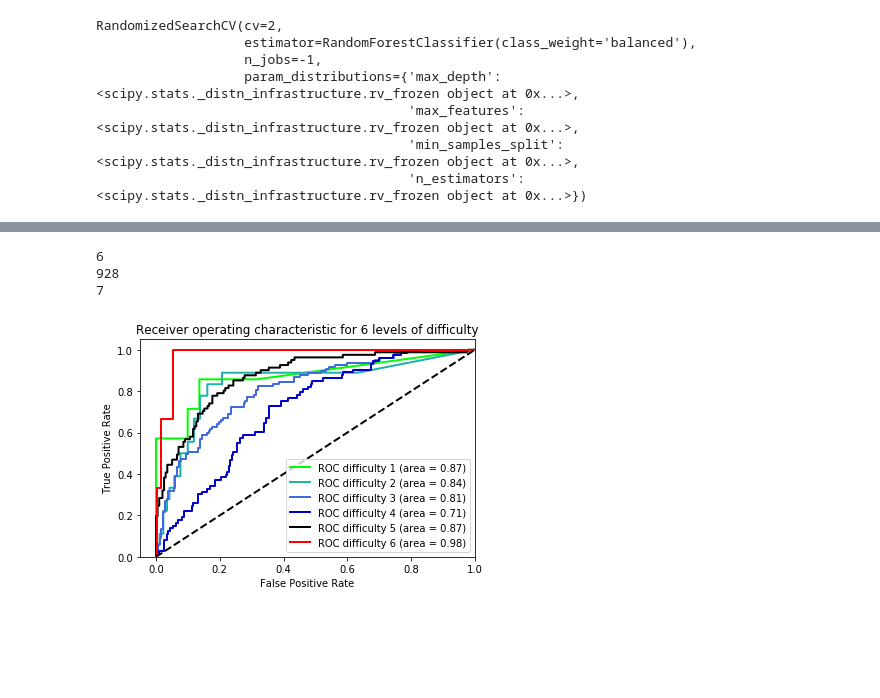
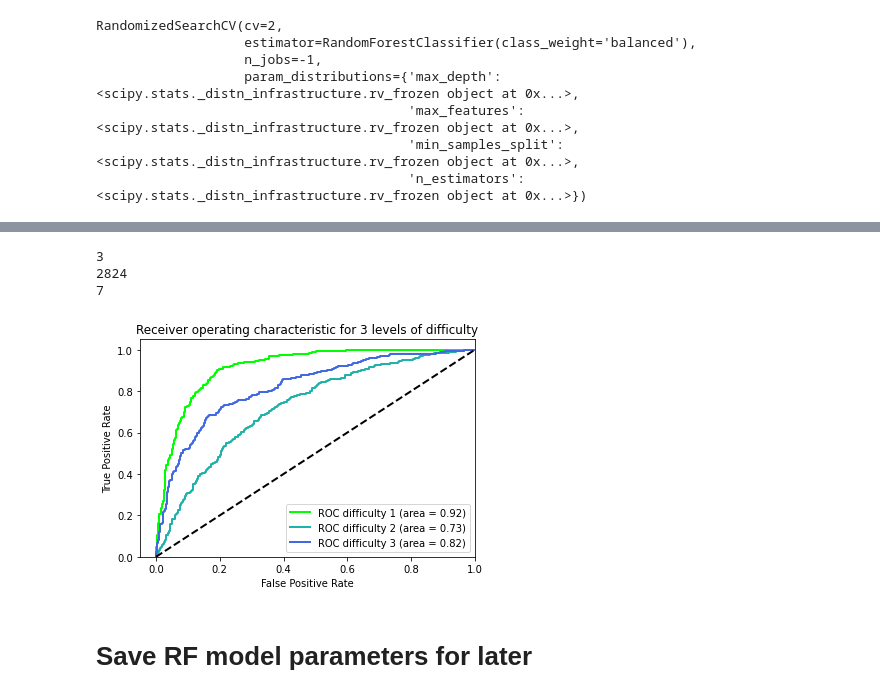
Before and after one commit to yavorska-iryna/IDS-project, a Jupyter notebook: notebooks/RandomForest_prediction.ipynb, the cells around one changed output, grey strips where cells are left out. Cells and saved outputs as stored; diff of their text form; code cells hidden in the pictures; blank space fills up the shorter version.

```diff
--- a/notebooks/RandomForest_prediction.ipynb
+++ b/notebooks/RandomForest_prediction.ipynb
@@ -12,7 +18,7 @@ data =[]
 data = df[['id','stars','starVotes','length','ascent','descent', 'high', 'low',
           'longitude','latitude', 'difficulty']]
 # %%
-mapping = {'green': 1, 'greenBlue': 2, 'blue': 3, 'blueBlack': 4, 'black': 5, 'dblack': 6}
+mapping = {'green': 1, 'greenBlue': 1, 'blue': 2, 'blueBlack': 2, 'black': 3, 'dblack': 3}
 data.replace(to_replace = {'difficulty' : mapping}, inplace = True)
 data.describe()
 # %% [output]
@@ -30,3 +31,14 @@ See the caveats in the documentation: https://pandas.pydata.org/pandas-docs/stab
 | 50% | 7.035008e+06 | 4.500000 | 2.000000 | 4.000000 | 412.500000 | -335.000000 | 2497.500000 | 1804.500000 | -98.509300 | 42.551450 | ... |
 | 75% | 7.054825e+06 | 5.000000 | 6.000000 | 8.000000 | 1311.500000 | -90.000000 | 6348.500000 | 5046.750000 | -84.294600 | 45.566800 | ... |
 | max | 7.093274e+06 | 5.000000 | 278.000000 | 308.300000 | 58094.000000 | 0.000000 | 14433.000000 | 12745.000000 | -68.909700 | 53.954400 | ... |
+# %%
+# select a subset of predictor variables
+
+data_final = data[['length','ascent','descent', 'high', 'low',
+          'longitude','latitude', 'difficulty']]
+
+X = data_final.loc[:, data_final.columns != 'difficulty']
+y = data_final.loc[:, data_final.columns == 'difficulty']
+
+
+len(data_final.longitude)
@@ -144,9 +202,10 @@ fi.head()
 # %%
-# plot a ROC curve for each class
+# plot a ROC curve for each class,, binarize y
+from sklearn.preprocessing import label_binarize
+from sklearn.metrics import roc_auc_score
 
-from sklearn.metrics import roc_auc_score
-from sklearn.preprocessing import label_binarize
-y = label_binarize(y, classes=[1, 2, 3, 4, 5, 6])
+y = label_binarize(y, classes=[1, 2, 3])
+
 n_classes = y.shape[1]
 n_samples, n_features = X.shape
 
@@ -154,17 +213,15 @@ print(n_classes)
 print(n_samples)
 print(n_features)
 # %% [output]
-6
-928
+3
+2824
 7
 # %%
-# Learn to predict each class against the other
+# Learn to predict each class against the other and split data
 
 from sklearn.multiclass import OneVsRestClassifier
-from sklearn import svm
 
-X_train, X_test, y_train, y_test = train_test_split(X, y, test_size=.3, random_state=0)
-
+X_train, X_test, y_train, y_test = train_test_split(X, y, test_size = 0.3, random_state = 0)
 classifier = OneVsRestClassifier(RandomForestClassifier(class_weight='balanced',max_depth=9, max_features=4,
                        min_samples_split=7, n_estimators=481))
 y_score = classifier.fit(X_train, y_train).predict_proba(X_test)
@@ -180,19 +237,21 @@ for i in range(n_classes):
 # %%
 lw = 2
 colors = ['lime', 'lightseagreen', 'royalblue', 'mediumblue', 'black', 'red']
 for i, color in zip(range(n_classes), colors):
     plt.plot(fpr[i], tpr[i], color=color, lw=lw,
              label='ROC difficulty {0} (area = {1:0.2f})'
              ''.format(i+1, roc_auc[i]))
 
 plt.plot([0, 1], [0, 1], 'k--', lw=lw)
 plt.xlim([-0.05, 1.0])
 plt.ylim([0.0, 1.05])
 plt.xlabel('False Positive Rate')
 plt.ylabel('True Positive Rate')
-plt.title('Receiver operating characteristic for 6 levels of difficulty')
+plt.title('Receiver operating characteristic for 3 levels of difficulty')
 plt.legend(loc="lower right")
 plt.savefig('ROC curve')
 plt.show()
 # %% [output]
-[figure, old version]
+[figure, new version]
+# %% [markdown]
+# Save RF model parameters for later
```
Also changed, not shown: parts of 21 cells of this notebook.
